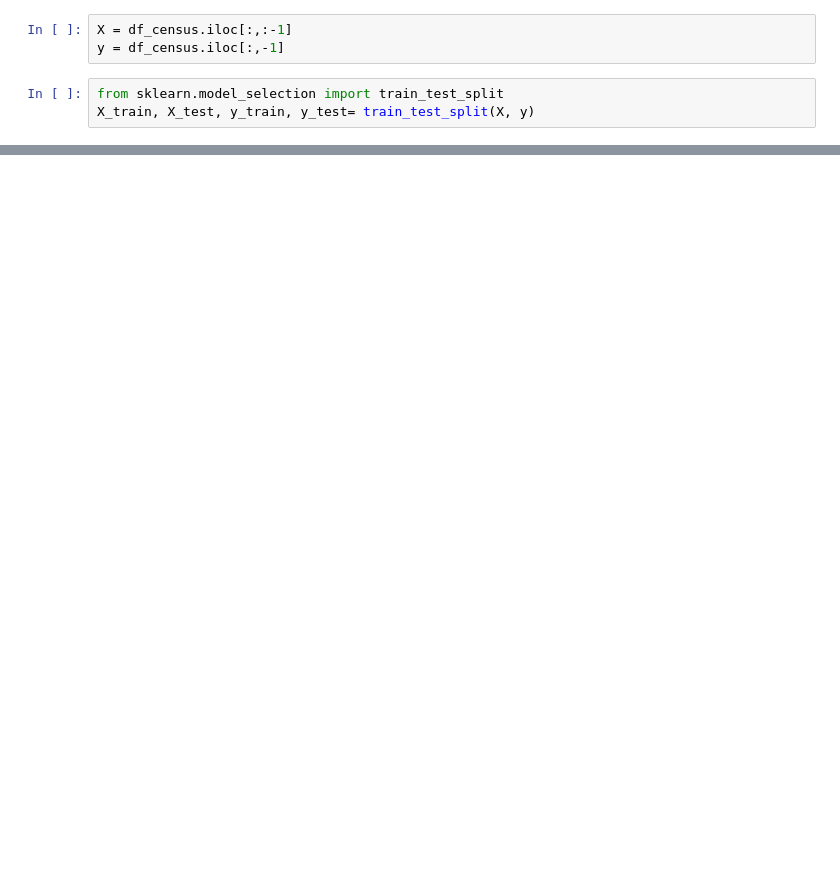
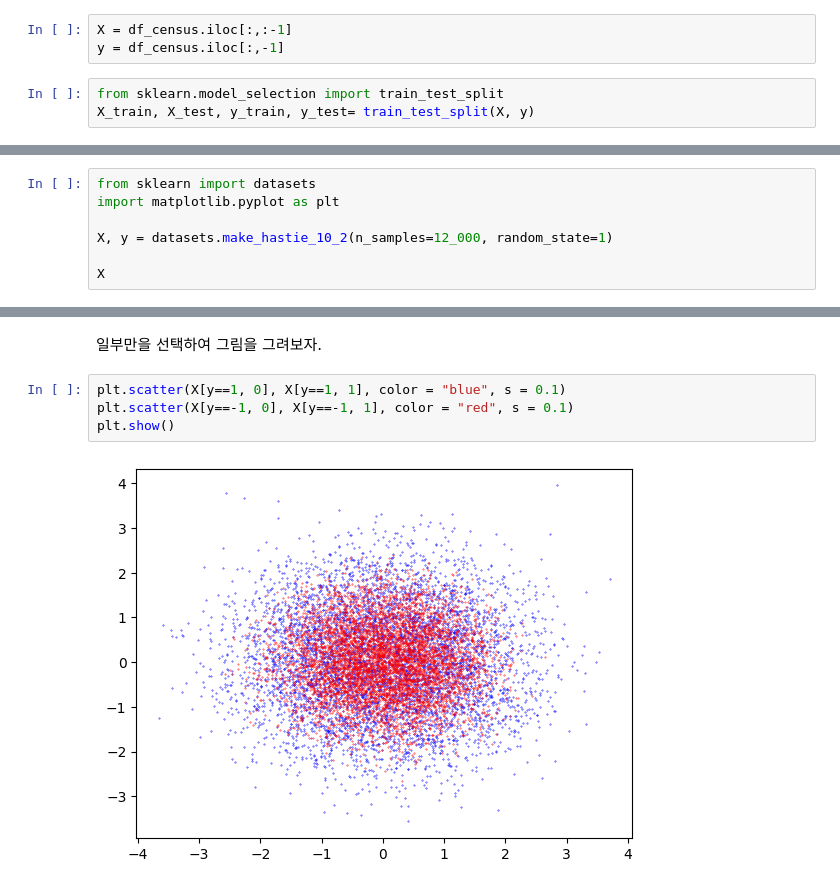
Before and after one commit to ksublee/MP, a Jupyter notebook: 04. Random forest.ipynb, the cells around one changed output, grey strips where cells are left out. Drawn from its saved outputs; the diff is of its cells as text; blank space fills up the shorter version.

```diff
--- a/04. Random forest.ipynb
+++ b/04. Random forest.ipynb
@@ -320,0 +446,7 @@ print('정확도 평균: %0.3f' % (scores_tree.mean()))
+# %%
+from sklearn import datasets
+import matplotlib.pyplot as plt
+
+X, y = datasets.make_hastie_10_2(n_samples=12_000, random_state=1)
+
+X
@@ -320,0 +467,8 @@ print('정확도 평균: %0.3f' % (scores_tree.mean()))
+# %% [markdown]
+일부만을 선택하여 그림을 그려보자.
+# %%
+plt.scatter(X[y==1, 0], X[y==1, 1], color = "blue", s = 0.1)
+plt.scatter(X[y==-1, 0], X[y==-1, 1], color = "red", s = 0.1)
+plt.show()
+# %% [output]
+[figure, added]
```
Also changed, not shown: parts of 45 cells of this notebook, 4 other files.
